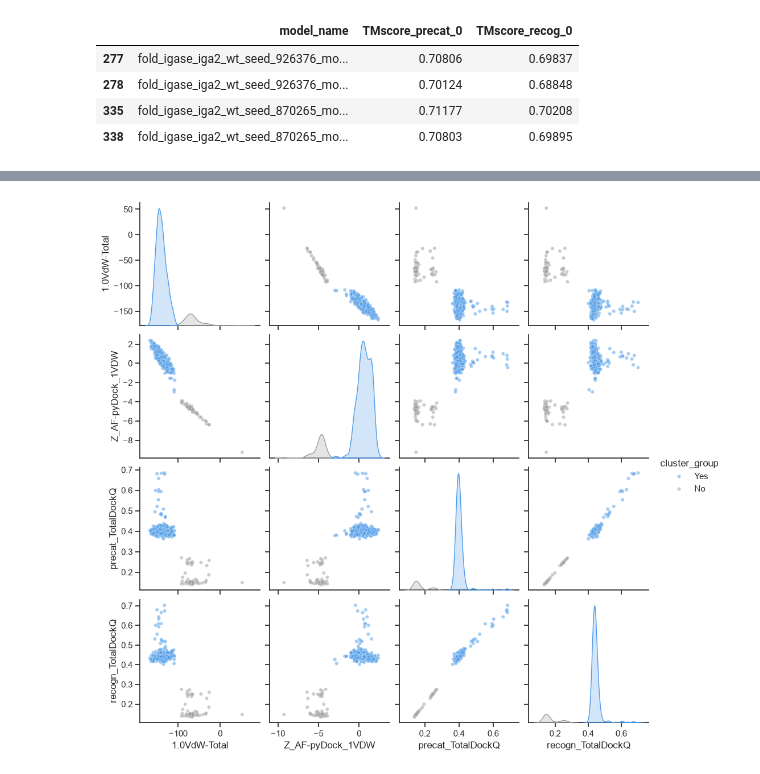
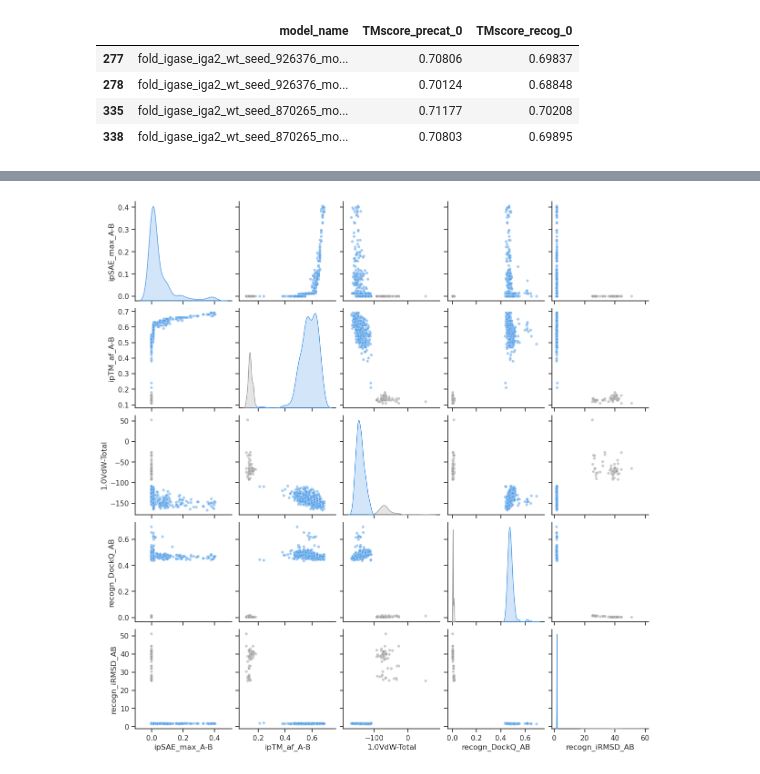
Before and after one commit to Synthetic-Structural-Biology/IgAse-meets-IgA2_AF3, a Jupyter notebook: scores-ICVV.ipynb, the cells around one changed output, grey strips where cells are left out. Saved outputs shown, nothing was run; the diff lists cells and outputs as text; code cells hidden in the pictures.

```diff
--- a/scores-ICVV.ipynb
+++ b/scores-ICVV.ipynb
@@ -1061,38 +1184,35 @@ models_with_dockq_z_scores
+# %%
+models_with_dockq_z_scores = pd.read_csv(
+    "AF3S_with_DockQ_z_scores.csv"
+    )
 # %%
 metrics_correl = [
     # "ranking_score",
-    # "ipSAE_max_A-B", "ipSAE_max_A-C",
+    "ipSAE_max_A-B",
+    # "ipSAE_max_A-C",
     # "ipSAE_min_A-B", "ipSAE_min_A-C",
-    # "ipTM_af_A-B",
+    "ipTM_af_A-B",
     # "pDockQ2_mean_A-B", "pDockQ2_mean_A-C",
     # "LIS_mean_A-B", "LIS_mean_A-C",
     "1.0VdW-Total",
-    # "TMscore_precat_0",
-    # "TMscore_recog_0",
-    "Z_AF-pyDock_1VDW",
-    # "Z_1.0VdW-Total",
-    "precat_TotalDockQ",
-    # "precat_DockQ_AB",
-    # "precat_iRMSD_AB",
-    # "precat_DockQ_AC",
-    # "precat_iRMSD_AC",
-    # "precat_DockQ_BC",
-    # "precat_iRMSD_BC",
-    "recogn_TotalDockQ",
-    # "recogn_DockQ_AB",
-    # "recogn_iRMSD_AB",
-    # "recogn_DockQ_AC",
-    # "recogn_iRMSD_AC",
-    # "recogn_DockQ_BC",
-    # "recogn_iRMSD_BC",
+    # "TMscore_precat_0", "TMscore_recog_0",
+    # "precat_TotalDockQ",
+    # "precat_DockQ_AB", "precat_iRMSD_AB",
+    # "precat_DockQ_AC", "precat_iRMSD_AC",
+    # "precat_DockQ_BC", "precat_iRMSD_BC",
+    # "recogn_TotalDockQ",
+    "recogn_DockQ_AB", "recogn_iRMSD_AB",
+    # "recogn_DockQ_AC", "recogn_iRMSD_AC",
+    # "recogn_DockQ_BC", "recogn_iRMSD_BC",
 ]
 
 plot_correlations_metrics(
     models_with_dockq_z_scores, metrics_correl,
     clusters=[14, 15],
+    fig_name="plots/correlation_metrics_z_scores_dockq"
     )
 # %% [output]
-[figure, old version]
+[figure, new version]
 # %%
 plot_rank_vs_rank(
     models_with_dockq_z_scores,
```
Also changed, not shown: parts of 27 cells of this notebook, 17 other files.
